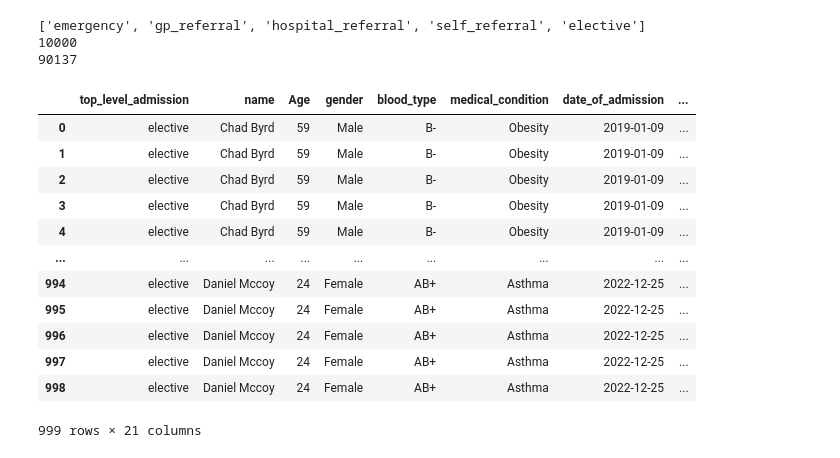
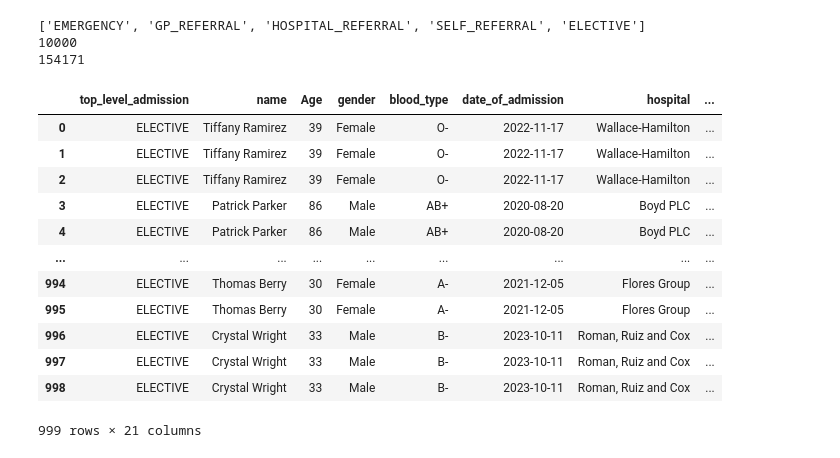
Before and after one commit to jacobluke89/health-data-etl-kaggle, a Jupyter notebook: new_approach.ipynb, the cells around one changed output. Cells and saved outputs as stored; diff of their text form; code cells hidden in the pictures.

```diff
--- a/new_approach.ipynb
+++ b/new_approach.ipynb
@@ -27,17 +29,17 @@ df = read_postgres_table("dob_age_raw_data")
 # %%
 # df.where(col("Age") < 16).show()
 # %%
-from constants.admission_types_dataset import admission_mapping, CONDITION_TESTS, CONDITIONS_CONST, STAY_TYPES
-
-
+from constants.admission_types_dataset import admission_mapping, AdmissionTypes
 flattened = [
     (
         top_level.name,
         sub_level_key.name,
         stay_type,
-        ", ".join([item for sublist in sub_level_info.get(CONDITIONS_CONST, [["No conditions"]]) for item in sublist]),  ", ".join(sub_level_info.get(CONDITION_TESTS, ["No tests"]))
+        sub_level_info.get("conditions",),
+        sub_level_info.get("tests"),
+        random.choice(sub_level_info.get("doctors"))
     )
     for top_level, sub_level_dict in admission_mapping.items()
     for sub_level_key, sub_level_info in sub_level_dict.items()
-    for stay_type in (sub_level_info[STAY_TYPES] if isinstance(sub_level_info, dict) else sub_level_info)
+    for stay_type in (sub_level_info["stay_types"] if isinstance(sub_level_info, dict) else sub_level_info)
 ]
@@ -67,7 +89,7 @@ STEP 1
     From the flattened data list we wish to create a DataFrame. This contains all the possible combinations for the given
     top level admissions, sub level admissions, stay types and list of tests available from the admission_mapping, stay_type and admission_tests lists or dictionaries in admission_types_test_dataset.py
 """
-mapping_df = spark.createDataFrame(flattened, ["top_level_admission", "sub_level_admission", "stay_type", "possible_tests", "conditions"])
+mapping_df = spark.createDataFrame(flattened, ["top_level_admission", "sub_level_admission", "stay_type", "possible_tests", "conditions", "doctor"])
 
 display_df(mapping_df, 45)
 # %% [output]
@@ -91,46 +113,47 @@ display_df(mapping_df, 45)
 # %%
 """
 STEP 2
     Create a list of admission_types randomly assign this to the original patient in the original data set,
     whilst dropping the original admission_type column. Then join with mapping_df on top_level_admission col to give access to possible
     conditions, mappings and so on.
 """
-admission_types = list(admission_mapping.keys())
+admission_type_names = [member.name for member in AdmissionTypes]
 
-print(admission_types)
+print(admission_type_names)
 
-keys_array = array([lit(key) for key in admission_types])
+keys_array = array([lit(name) for name in admission_type_names])
 
 # Define constants and conditions
-female_only = ['maternity', 'obstetrics']
+female_only = ["MATERNITY", 'obstetrics']
 is_female = lower(col('gender')) == 'female'
 is_pediatric = col("Age") < 18
-is_geriatric = (col("Age") >= 65) & (col("sub_level_admission") == "geriatrics")
+is_geriatric = (col("Age") >= 65) & (col("sub_level_admission") == "GERIATRICS")
 
-df = (df.withColumn("top_level_admission", keys_array[floor(rand() * len(admission_types))]).drop("admission_type")
+df = (df.withColumn("top_level_admission", keys_array[floor(rand() * len(admission_type_names))]).drop("admission_type")
         .withColumn("is_female", is_female)
         .withColumn("is_pediatric", is_pediatric)
+        .drop("doctor", "medical_condition", "test_results", "medication")
       )
 get_row_count(df, True)
 df = df.join(mapping_df, "top_level_admission", "inner")
 get_row_count(df, True)
 display_df(df, 999)
 # %% [output]
-['emergency', 'gp_referral', 'hospital_referral', 'self_referral', 'elective']
+['EMERGENCY', 'GP_REFERRAL', 'HOSPITAL_REFERRAL', 'SELF_REFERRAL', 'ELECTIVE']
 10000
-90137
+154171
-|  | top_level_admission | name | Age | gender | blood_type | medical_condition | date_of_admission | ... |
-| 0 | elective | Chad Byrd | 59 | Male | B- | Obesity | 2019-01-09 | ... |
-| 1 | elective | Chad Byrd | 59 | Male | B- | Obesity | 2019-01-09 | ... |
-| 2 | elective | Chad Byrd | 59 | Male | B- | Obesity | 2019-01-09 | ... |
-| 3 | elective | Chad Byrd | 59 | Male | B- | Obesity | 2019-01-09 | ... |
-| 4 | elective | Chad Byrd | 59 | Male | B- | Obesity | 2019-01-09 | ... |
+|  | top_level_admission | name | Age | gender | blood_type | date_of_admission | hospital | ... |
+| 0 | ELECTIVE | Tiffany Ramirez | 39 | Female | O- | 2022-11-17 | Wallace-Hamilton | ... |
+| 1 | ELECTIVE | Tiffany Ramirez | 39 | Female | O- | 2022-11-17 | Wallace-Hamilton | ... |
+| 2 | ELECTIVE | Tiffany Ramirez | 39 | Female | O- | 2022-11-17 | Wallace-Hamilton | ... |
+| 3 | ELECTIVE | Patrick Parker | 86 | Male | AB+ | 2020-08-20 | Boyd PLC | ... |
+| 4 | ELECTIVE | Patrick Parker | 86 | Male | AB+ | 2020-08-20 | Boyd PLC | ... |
 | ... | ... | ... | ... | ... | ... | ... | ... | ... |
-| 994 | elective | Daniel Mccoy | 24 | Female | AB+ | Asthma | 2022-12-25 | ... |
-| 995 | elective | Daniel Mccoy | 24 | Female | AB+ | Asthma | 2022-12-25 | ... |
-| 996 | elective | Daniel Mccoy | 24 | Female | AB+ | Asthma | 2022-12-25 | ... |
-| 997 | elective | Daniel Mccoy | 24 | Female | AB+ | Asthma | 2022-12-25 | ... |
-| 998 | elective | Daniel Mccoy | 24 | Female | AB+ | Asthma | 2022-12-25 | ... |
+| 994 | ELECTIVE | Thomas Berry | 30 | Female | A- | 2021-12-05 | Flores Group | ... |
+| 995 | ELECTIVE | Thomas Berry | 30 | Female | A- | 2021-12-05 | Flores Group | ... |
+| 996 | ELECTIVE | Crystal Wright | 33 | Male | B- | 2023-10-11 | Roman, Ruiz and Cox | ... |
+| 997 | ELECTIVE | Crystal Wright | 33 | Male | B- | 2023-10-11 | Roman, Ruiz and Cox | ... |
+| 998 | ELECTIVE | Crystal Wright | 33 | Male | B- | 2023-10-11 | Roman, Ruiz and Cox | ... |
 999 rows × 21 columns
 # %%
 """
```
Also changed, not shown: parts of 17 cells of this notebook, 1 other file.
